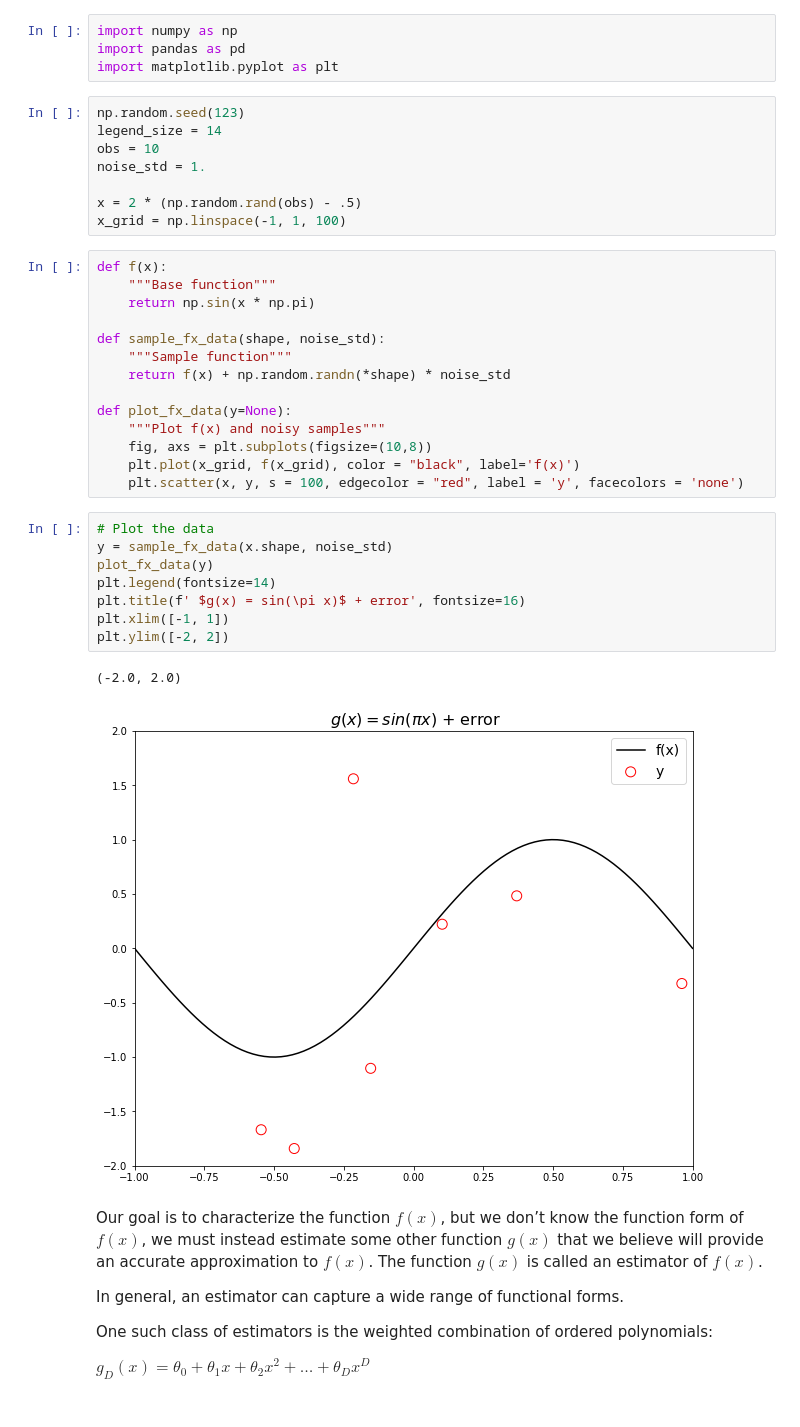
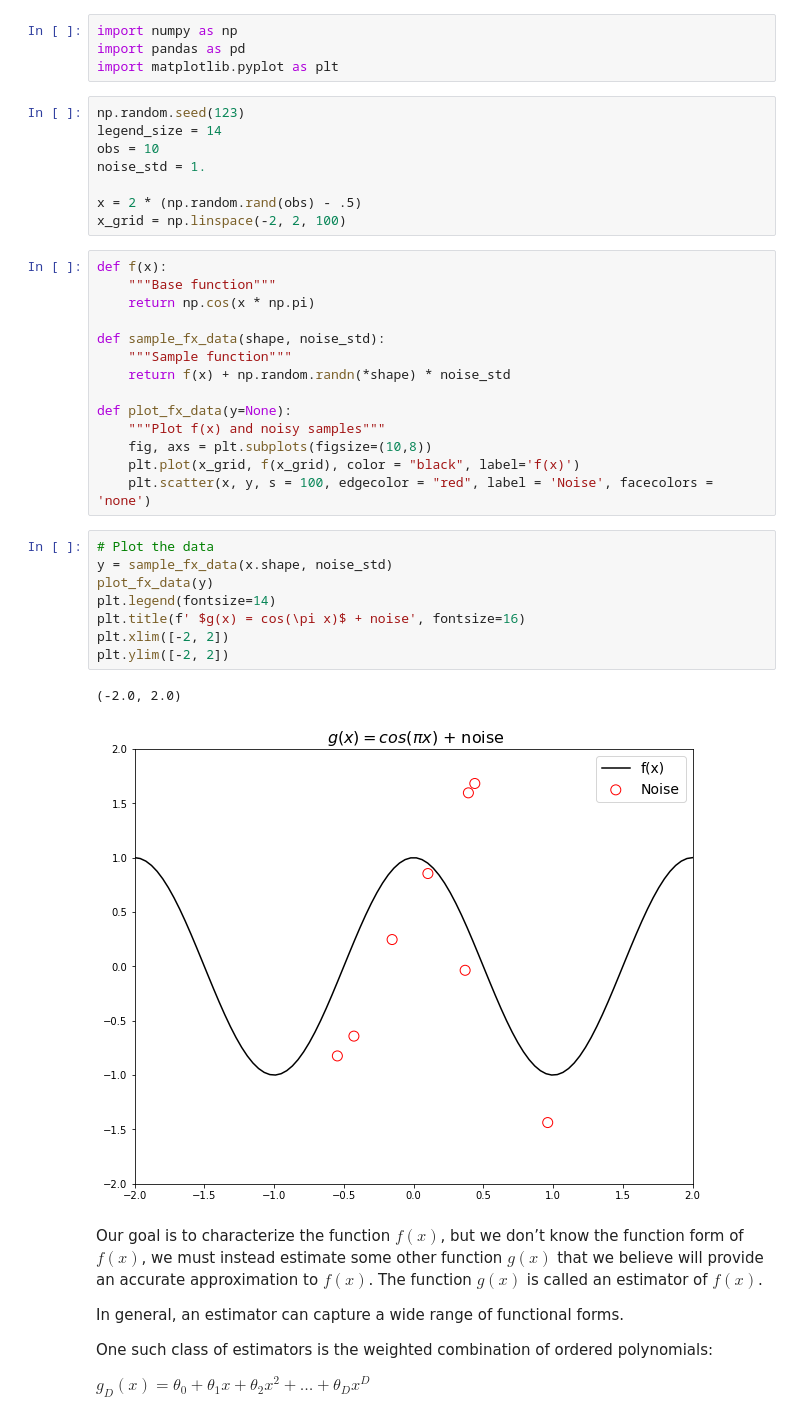
Before and after one commit to durg3sh10/Noisy_dataset, a Jupyter notebook: Noise_in_dataset.ipynb, the cells around one changed output. Cells and saved outputs as stored; diff of their text form.

```diff
--- a/Noise_in_dataset.ipynb
+++ b/Noise_in_dataset.ipynb
@@ -43,11 +43,11 @@ obs = 10
 noise_std = 1.
 
 x = 2 * (np.random.rand(obs) - .5)
-x_grid = np.linspace(-1, 1, 100)
+x_grid = np.linspace(-2, 2, 100)
 # %%
 def f(x):
     """Base function"""
-    return np.sin(x * np.pi)
+    return np.cos(x * np.pi)
 
 def sample_fx_data(shape, noise_std):
     """Sample function"""
@@ -57,18 +57,18 @@ def plot_fx_data(y=None):
     """Plot f(x) and noisy samples"""
     fig, axs = plt.subplots(figsize=(10,8))
     plt.plot(x_grid, f(x_grid), color = "black", label='f(x)')
-    plt.scatter(x, y, s = 100, edgecolor = "red", label = 'y', facecolors = 'none')
+    plt.scatter(x, y, s = 100, edgecolor = "red", label = 'Noise', facecolors = 'none')
 # %%
 # Plot the data
 y = sample_fx_data(x.shape, noise_std)
 plot_fx_data(y)
 plt.legend(fontsize=14)
-plt.title(f' $g(x) = sin(\pi x)$ + error', fontsize=16)
-plt.xlim([-1, 1])
+plt.title(f' $g(x) = cos(\pi x)$ + noise', fontsize=16)
+plt.xlim([-2, 2])
 plt.ylim([-2, 2])
 # %% [output]
 (-2.0, 2.0)
-[figure, old version]
+[figure, new version]
 # %% [markdown]
 Our goal is to characterize the function $f(x)$, but we don’t know the function form of $f(x)$, we must instead estimate some other function $g(x)$ that we believe will provide an accurate approximation to $f(x)$. The function $g(x)$ is called an estimator of $f(x)$.
 
```
Also changed, not shown: parts of 1 cell of this notebook.
